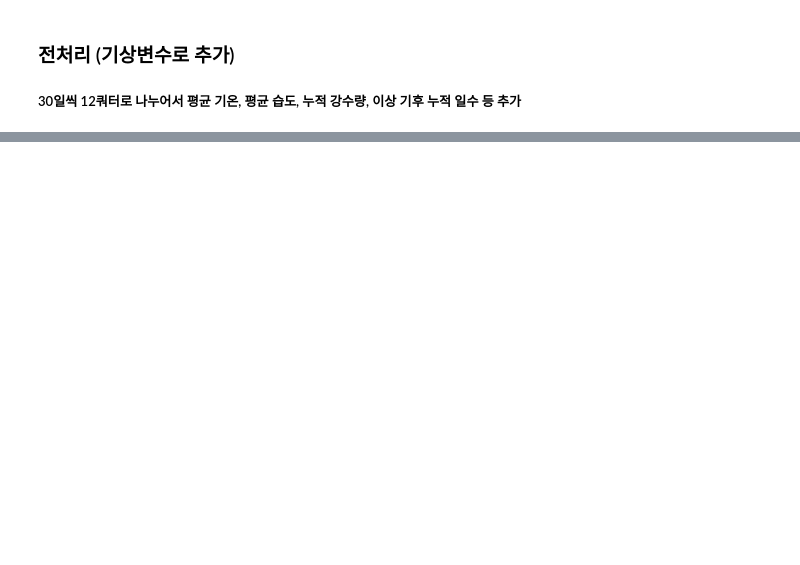
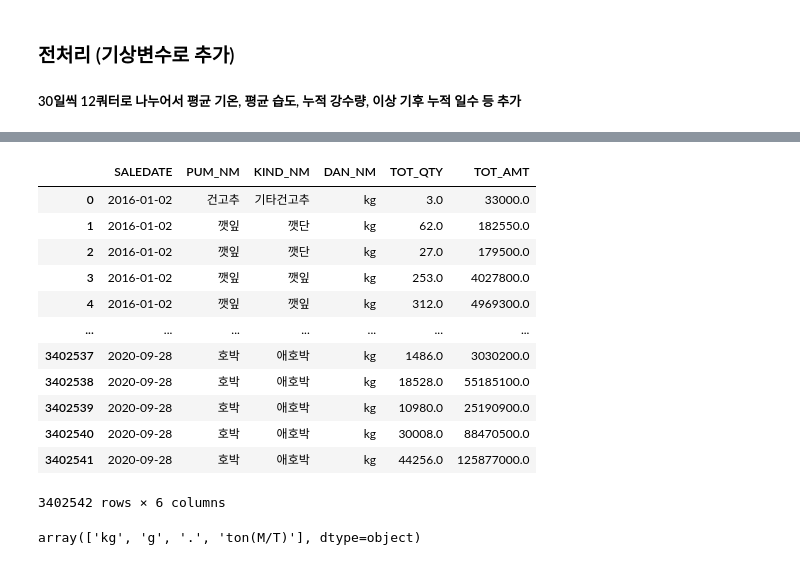
Before and after one commit to HyeonUk1504/JangbogoProject, a Jupyter notebook: develop/weather_.ipynb, the cells around one changed output, grey strips where cells are left out. Drawn from its saved outputs; the diff is of its cells as text; code cells hidden in the pictures; blank space fills up the shorter version.

```diff
--- a/develop/weather_.ipynb
+++ b/develop/weather_.ipynb
@@ -394,0 +490,16 @@ df3
+# %%
+df21
+# %% [output]
+|  | SALEDATE | PUM_NM | KIND_NM | DAN_NM | TOT_QTY | TOT_AMT |
+| 0 | 2016-01-02 | 건고추 | 기타건고추 | kg | 3.0 | 33000.0 |
+| 1 | 2016-01-02 | 깻잎 | 깻단 | kg | 62.0 | 182550.0 |
+| 2 | 2016-01-02 | 깻잎 | 깻단 | kg | 27.0 | 179500.0 |
+| 3 | 2016-01-02 | 깻잎 | 깻잎 | kg | 253.0 | 4027800.0 |
+| 4 | 2016-01-02 | 깻잎 | 깻잎 | kg | 312.0 | 4969300.0 |
+| ... | ... | ... | ... | ... | ... | ... |
+| 3402537 | 2020-09-28 | 호박 | 애호박 | kg | 1486.0 | 3030200.0 |
+| 3402538 | 2020-09-28 | 호박 | 애호박 | kg | 18528.0 | 55185100.0 |
+| 3402539 | 2020-09-28 | 호박 | 애호박 | kg | 10980.0 | 25190900.0 |
+| 3402540 | 2020-09-28 | 호박 | 애호박 | kg | 30008.0 | 88470500.0 |
+| 3402541 | 2020-09-28 | 호박 | 애호박 | kg | 44256.0 | 125877000.0 |
+3402542 rows × 6 columns
@@ -394,0 +508,4 @@ df3
+# %%
+test_df.DAN_NM.unique()
+# %% [output]
+array(['kg', 'g', '.', 'ton(M/T)'], dtype=object)
```
Also changed, not shown: parts of 22 cells of this notebook.
